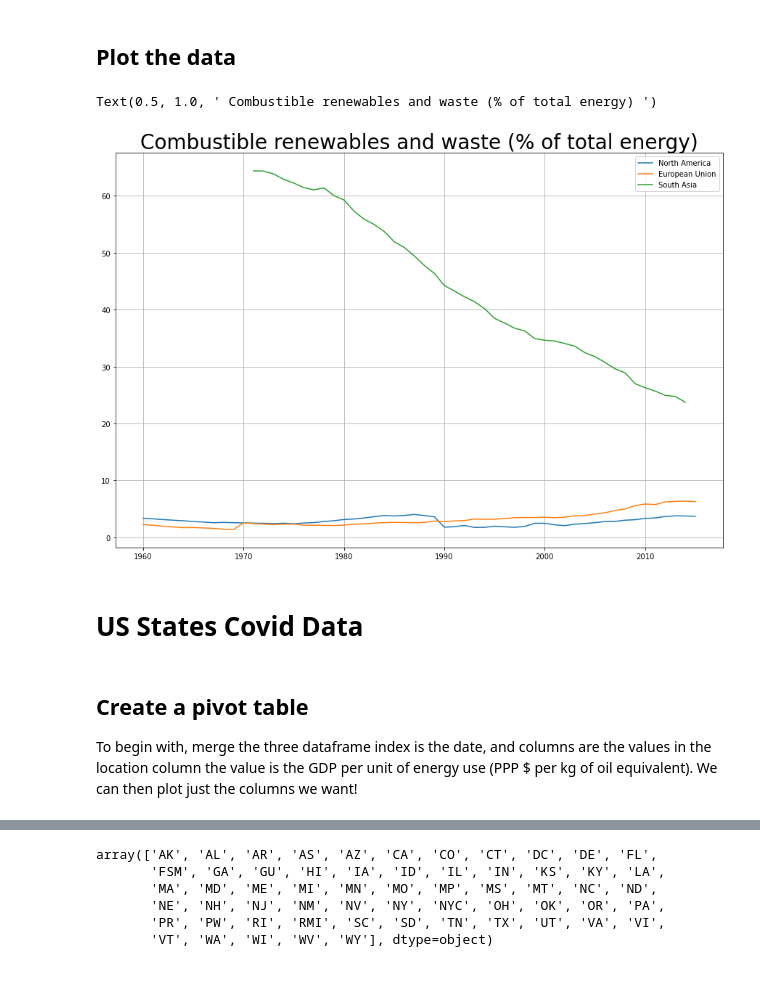
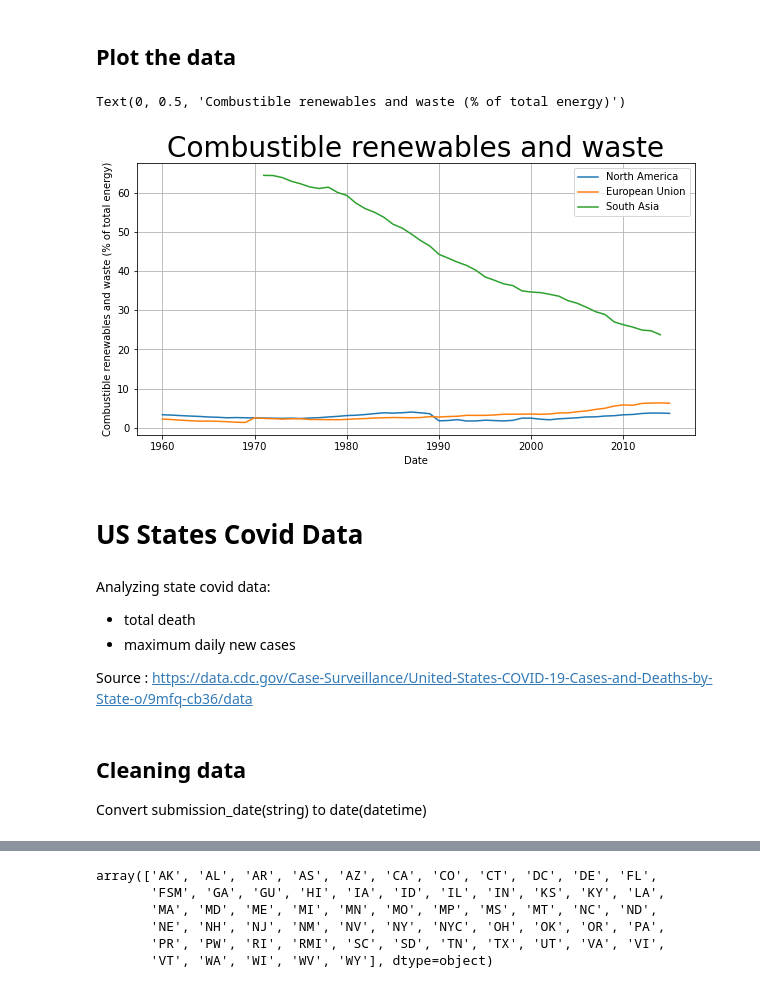
Before and after one commit to 517-JY/cs103a-cpa01, a Jupyter notebook: cpa01.ipynb, the cells around one changed output, grey strips where cells are left out. Saved outputs shown, nothing was run; the diff lists cells and outputs as text; code cells hidden in the pictures.

```diff
--- a/cpa01.ipynb
+++ b/cpa01.ipynb
@@ -58,14 +61,16 @@ find_rows(sa_df,'Combustible renewables and waste (% of total energy)')
 # %%
 def plot_indicator(df,row,label):
     plt.plot(range(1960,2021),df.iloc[row]['1960':'2020'],label=label)
-plt.figure(figsize=(15,10))
+plt.figure(figsize=(10,5))
 plot_indicator(na_df,547,'North America')
 plot_indicator(eu_df,309,'European Union')
 plot_indicator(sa_df,533,'South Asia')
 plt.legend()
 plt.grid()
-plt.title(' Combustible renewables and waste (% of total energy) ',fontsize = 28)
+plt.title(' Combustible renewables and waste ',fontsize = 28)
+plt.xlabel('Date')
+plt.ylabel("Combustible renewables and waste (% of total energy)")
 # %% [output]
-Text(0.5, 1.0, ' Combustible renewables and waste (% of total energy) ')
+Text(0, 0.5, 'Combustible renewables and waste (% of total energy)')
-[figure, old version]
+[figure, new version]
 # %% [markdown]
@@ -72,8 +78,11 @@ Text(0.5, 1.0, ' Combustible renewables and waste (% of total energy) ')
 # US States Covid Data
+# %% [markdown]
+Analyzing state covid data:
+* total death
+* maximum daily new cases
+
+Source : https://data.cdc.gov/Case-Surveillance/United-States-COVID-19-Cases-and-Deaths-by-State-o/9mfq-cb36/data
 # %% [markdown]
-## Create a pivot table
-To begin with, merge the three dataframe
-index is the date, and columns are the values in the location column
-the value is the  GDP per unit of energy use (PPP $ per kg of oil equivalent).
-We can then plot just the columns we want!
+## Cleaning data
+Convert submission_date(string) to date(datetime)
 # %%
```
Also changed, not shown: parts of 10 cells of this notebook.
